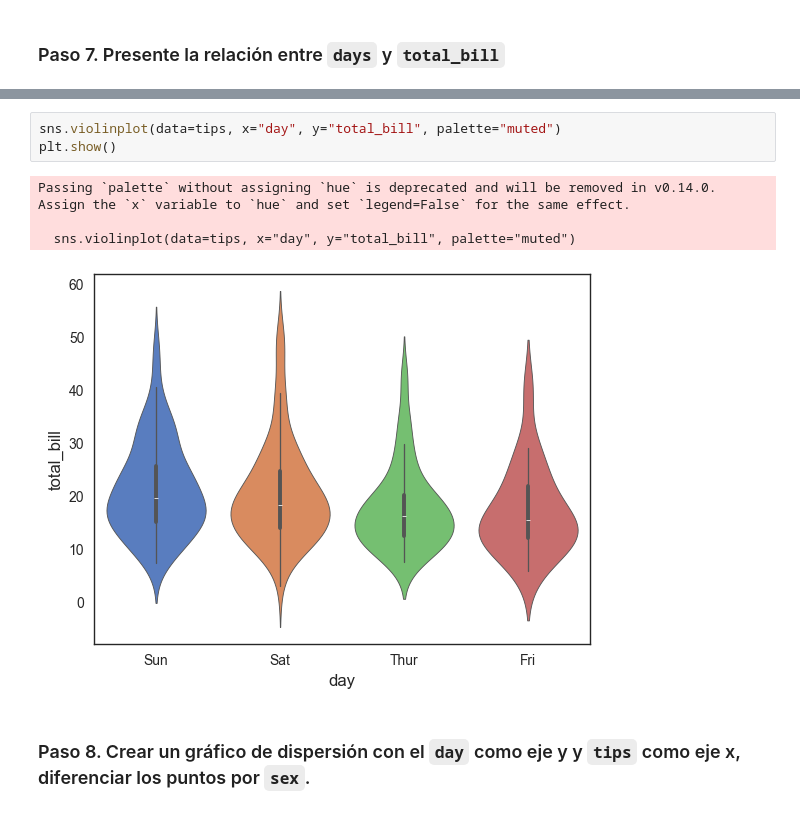
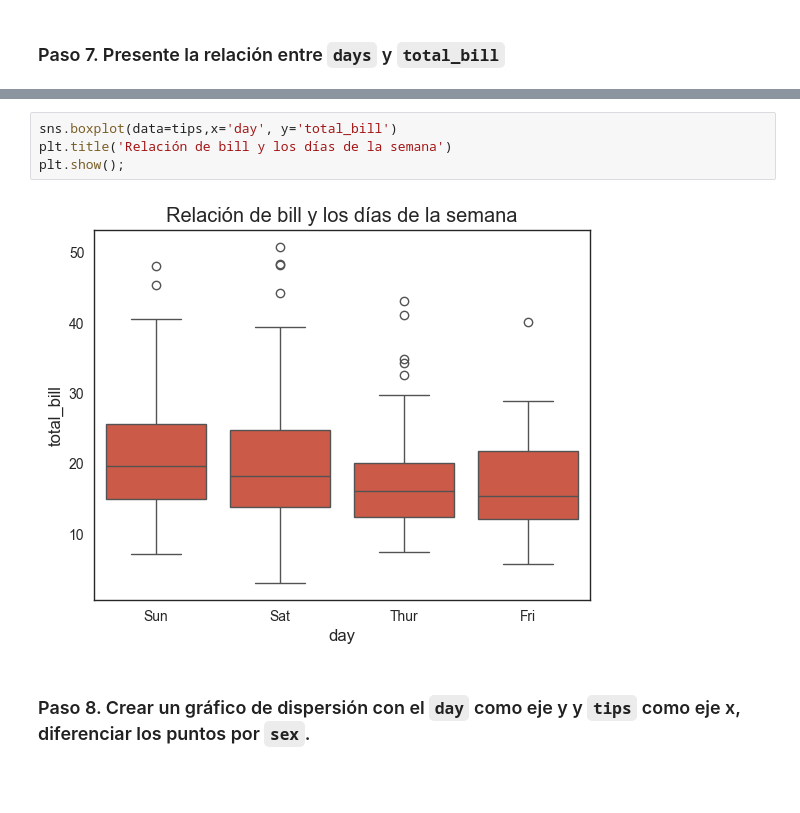
Before and after one commit to IsabelRomoBru/DS102024, a Jupyter notebook: 2-DataAnalysis/5-Visualizacion/Practica/Tips/Tips_viz.ipynb, the cells around one changed output, grey strips where cells are left out. Drawn from its saved outputs; the diff is of its cells as text; blank space fills up the shorter version.

```diff
--- a/2-DataAnalysis/5-Visualizacion/Practica/Tips/Tips_viz.ipynb
+++ b/2-DataAnalysis/5-Visualizacion/Practica/Tips/Tips_viz.ipynb
@@ -84,10 +60,8 @@ dtype: object
 # %%
-sns.violinplot(data=tips, x="day", y="total_bill", palette="muted")
-plt.show()
+sns.boxplot(data=tips,x='day', y='total_bill')
+plt.title('Relación de bill y los días de la semana')
+plt.show();
 # %% [output]
-Passing `palette` without assigning `hue` is deprecated and will be removed in v0.14.0. Assign the `x` variable to `hue` and set `legend=False` for the same effect.
-
-  sns.violinplot(data=tips, x="day", y="total_bill", palette="muted")
-[figure, old version]
+[figure, new version]
 # %% [markdown]
 ### Paso 8. Crear un gráfico de dispersión con el ``day`` como eje y y ``tips`` como eje x, diferenciar los puntos por ``sex``.
```
Also changed, not shown: parts of 7 cells of this notebook, 14 other files.
